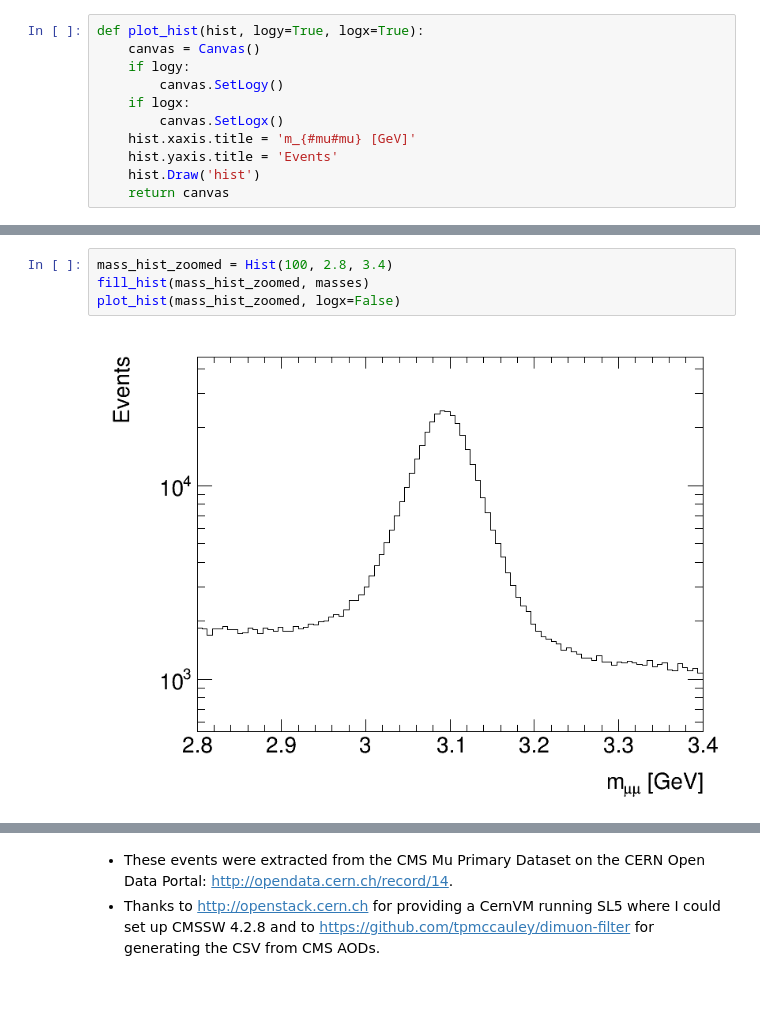
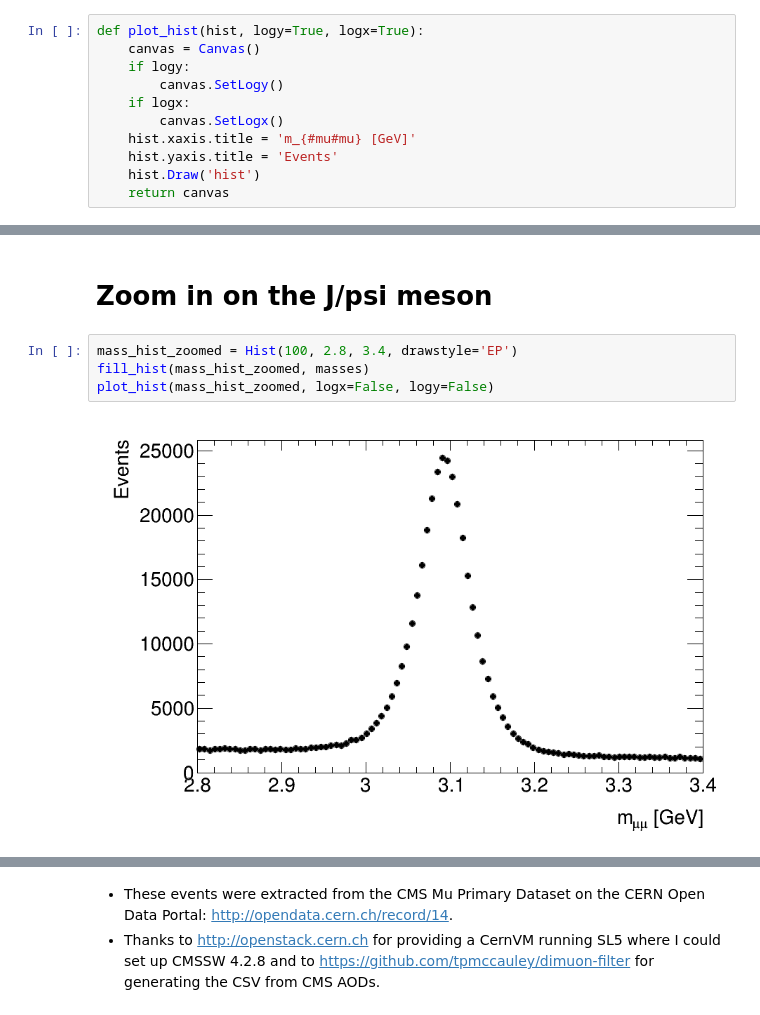
Before and after one commit to everware/everware-dimuon-example, a Jupyter notebook: jpsi.ipynb, the cells around one changed output, grey strips where cells are left out. Drawn from its saved outputs; the diff is of its cells as text.

```diff
--- a/jpsi.ipynb
+++ b/jpsi.ipynb
@@ -62,6 +65,8 @@ plot_hist(mass_hist)
+# %% [markdown]
+# Zoom in on the J/psi meson
 # %%
-mass_hist_zoomed = Hist(100, 2.8, 3.4)
+mass_hist_zoomed = Hist(100, 2.8, 3.4, drawstyle='EP')
 fill_hist(mass_hist_zoomed, masses)
-plot_hist(mass_hist_zoomed, logx=False)
+plot_hist(mass_hist_zoomed, logx=False, logy=False)
 # %% [output]
-[figure, old version]
+[figure, new version]
```
Also changed, not shown: parts of 11 cells of this notebook, 1 other file.
